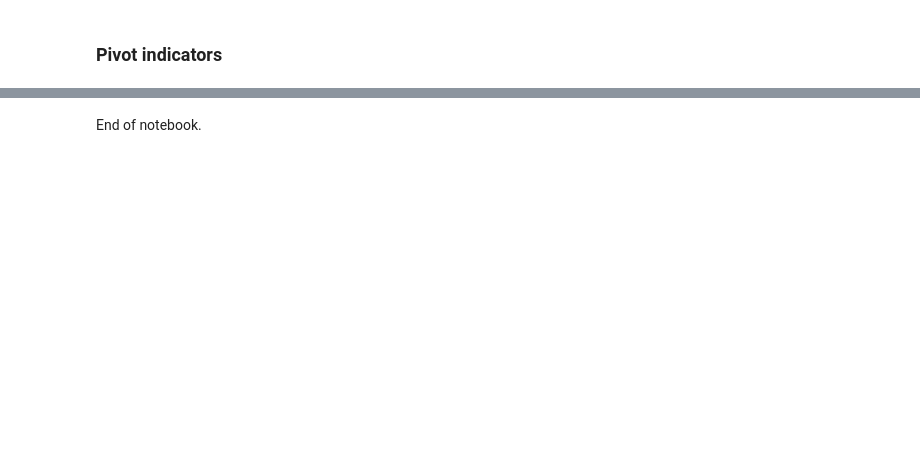
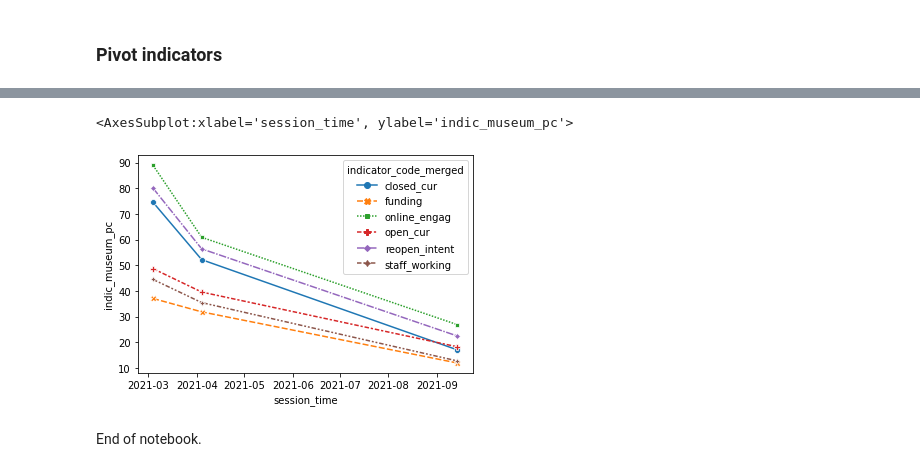
Before and after one commit to Birkbeck/museums-in-the-pandemic, a Jupyter notebook: mip/notebooks_py/02_extract_indicators.ipynb, the cells around one changed output, grey strips where cells are left out. Drawn from its saved outputs; the diff is of its cells as text; code cells hidden in the pictures; blank space fills up the shorter version.

```diff
--- a/mip/notebooks_py/02_extract_indicators.ipynb
+++ b/mip/notebooks_py/02_extract_indicators.ipynb
@@ -697,2 +771,8 @@ TODO
+# %%
+sns.lineplot(data=mus_indic_counts_df, x="session_time", y="indic_museum_pc", markers=True,
+             hue="indicator_code_merged", style="indicator_code_merged")
+# %% [output]
+<AxesSubplot:xlabel='session_time', ylabel='indic_museum_pc'>
+[figure, added]
 # %% [markdown]
 End of notebook.
```
Also changed, not shown: parts of 9 cells of this notebook, 1 other file.
